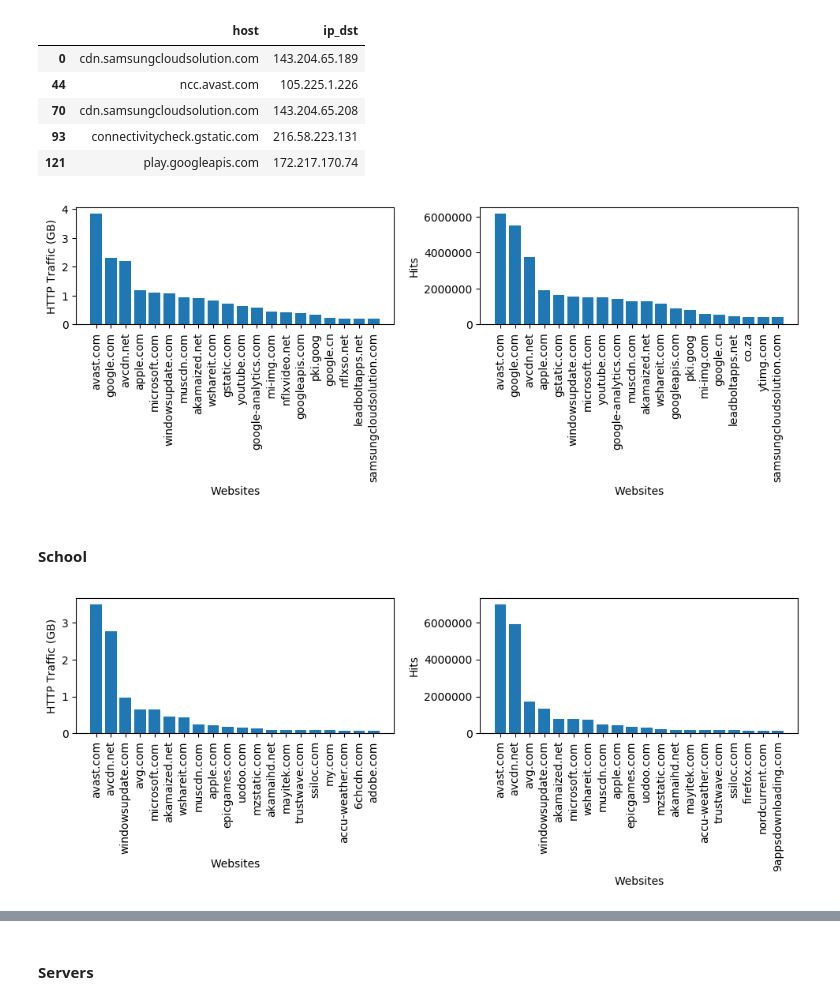
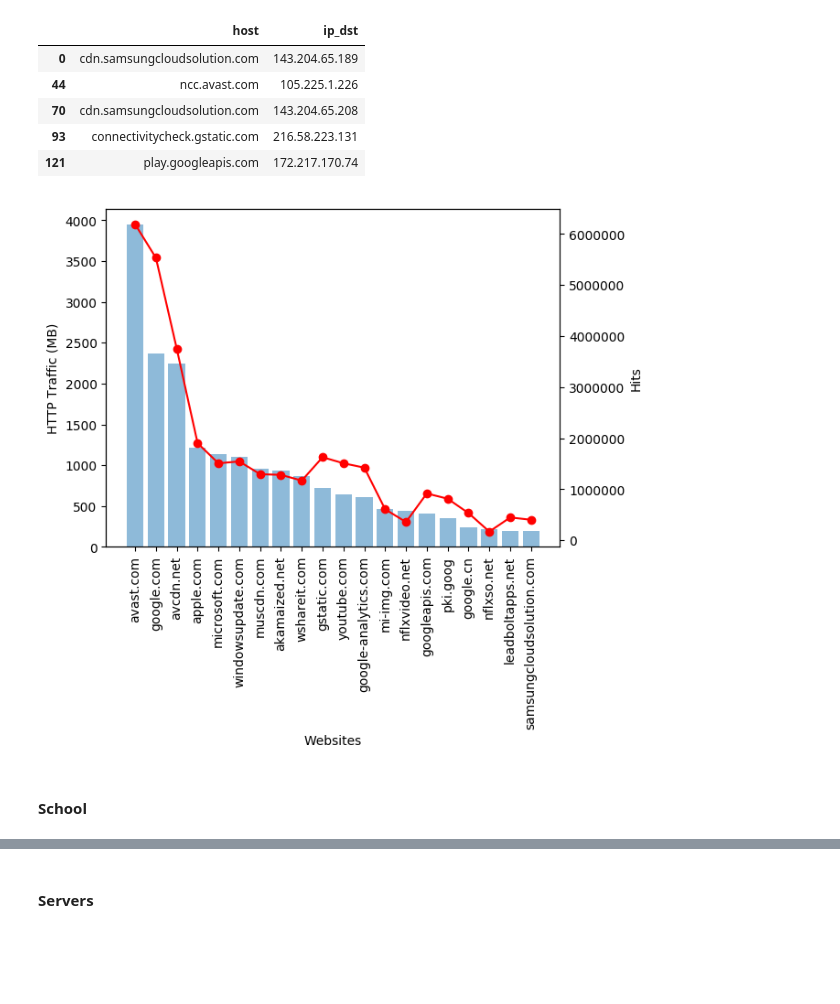
Before and after one commit to amreesh/inethi-traffic-analysis, a Jupyter notebook: web-traffic-analysis.ipynb, the cells around one changed output, grey strips where cells are left out. Saved outputs shown, nothing was run; the diff lists cells and outputs as text; code cells hidden in the pictures; blank space fills up the shorter version.

```diff
--- a/web-traffic-analysis.ipynb
+++ b/web-traffic-analysis.ipynb
@@ -252,32 +290,28 @@ df_mh_hosts['short_host'] = df_mh_hosts.apply(lambda x: '.'.join(x.host_y.split(
 df_mh_hosts = df_mh_hosts.groupby(['short_host']).sum()[['ip_src']]
 df_mh_hosts.sort_values(['ip_src'], ascending=False, inplace=True)
 df_mh_hosts = df_mh_hosts.reset_index()
-# %%
-fig, axes = plt.subplots(ncols=2, nrows=1, figsize=(10,4))
-
-df_list1 = df_mv_hosts[:20]
-df_list2 = df_mh_hosts[:20]
-
-axes[0].bar(df_list1.short_host, df_list1.frame_len/1024)
-axes[1].bar(df_list2.short_host, df_list2.ip_src)
-
-axes[0].set_ylabel('HTTP Traffic (GB)')
-axes[0].set_xlabel('Websites')
-
-axes[1].set_ylabel('Hits')
-axes[1].set_xlabel('Websites')
-
-for ax in axes.flatten():
-    for label in ax.get_xticklabels():
-        label.set_rotation(90)
-
-#plt.xticks(fontsize=10, rotation='vertical')
-
-fig.tight_layout()
-
-plt.savefig('plots/http_traffic_mesh.pdf')
-plt.show()
-# %% [output]
-[figure, removed]
+# %%
+df_mhv_hosts = df_mv_hosts.merge(df_mh_hosts, how='outer', on='short_host',)
+# %%
+fig, ax1 = plt.subplots()
+
+df_list = df_mhv_hosts[:20]
+
+ax1.bar(df_list.short_host, df_list.frame_len, alpha=0.5)
+ax1.set_ylabel('HTTP Traffic (MB)')
+ax1.set_xlabel('Websites')
+
+ax2 = ax1.twinx()
+ax2.plot(df_list.short_host, df_list.ip_src, marker="o", color='r')
+ax2.set_ylabel('Hits')
+
+for ax in (ax1, ax2):
+    for label in ax.get_xticklabels():
+        label.set_rotation(90)
+
+plt.savefig('plots/http_traffic_mesh_merged.pdf')
+plt.show()
+# %% [output]
+[figure, added]
 # %% [markdown]
 #### School
@@ -299,30 +329,3 @@ df_mh_hosts.sort_values(['ip_src'], ascending=False, inplace=True)
 df_mh_hosts['short_host'] = df_mh_hosts.apply(lambda x: '.'.join(x.host_y.split('.')[-2:]), axis=1)
 df_mh_hosts = df_mh_hosts.groupby(['short_host'], as_index=False).sum()[['short_host','ip_src']]
 df_mh_hosts.sort_values(['ip_src'], ascending=False, inplace=True)
-# %%
-fig, axes = plt.subplots(ncols=2, nrows=1, figsize=(10,4))
-
-df_list1 = df_mv_hosts[:20]
-df_list2 = df_mh_hosts[:20]
-
-axes[0].bar(df_list1.short_host, df_list1.frame_len)
-axes[1].bar(df_list2.short_host, df_list2.ip_src)
-
-axes[0].set_ylabel('HTTP Traffic (GB)')
-axes[0].set_xlabel('Websites')
-
-axes[1].set_ylabel('Hits')
-axes[1].set_xlabel('Websites')
-
-for ax in axes.flatten():
-    for label in ax.get_xticklabels():
-        label.set_rotation(90)
-
-#plt.xticks(fontsize=10, rotation='vertical')
-
-fig.tight_layout()
-
-plt.savefig('plots/http_traffic_school.pdf')
-plt.show()
-# %% [output]
-[figure, removed]
```
Also changed, not shown: parts of 28 cells of this notebook, 6 other files.
